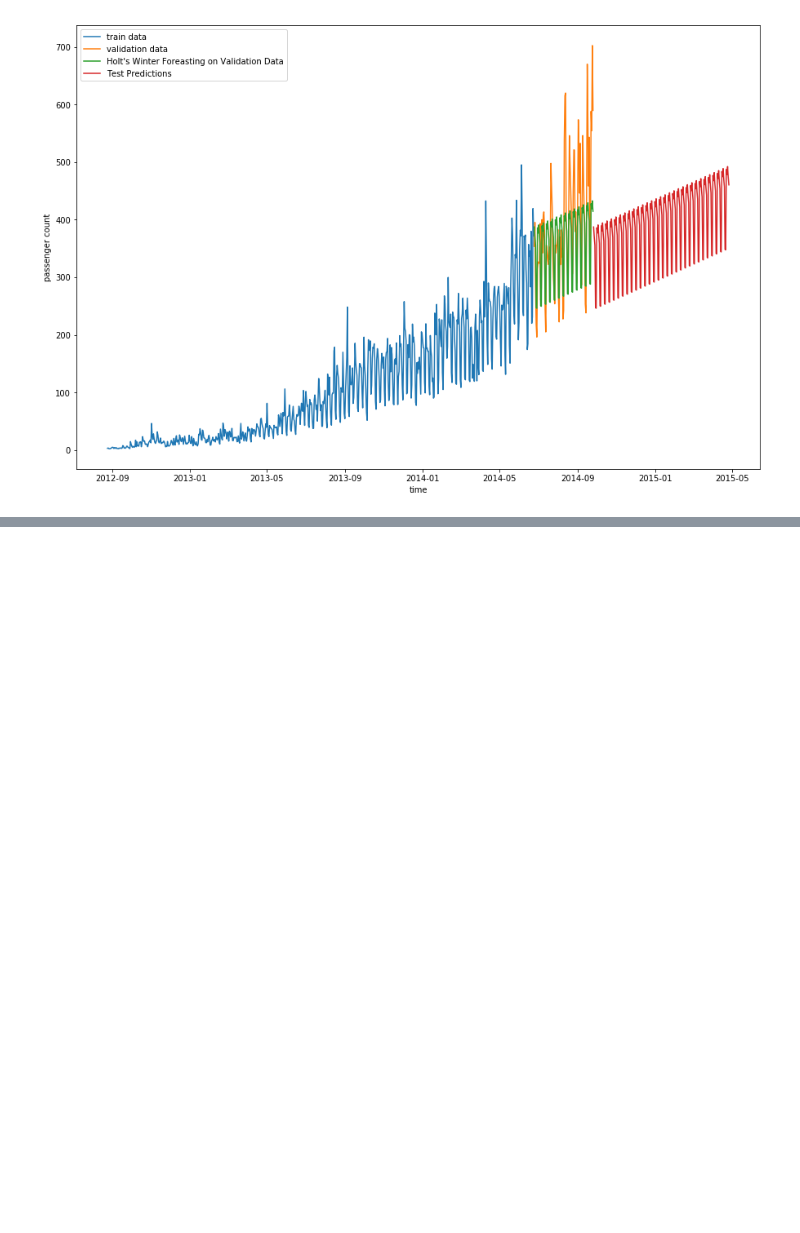
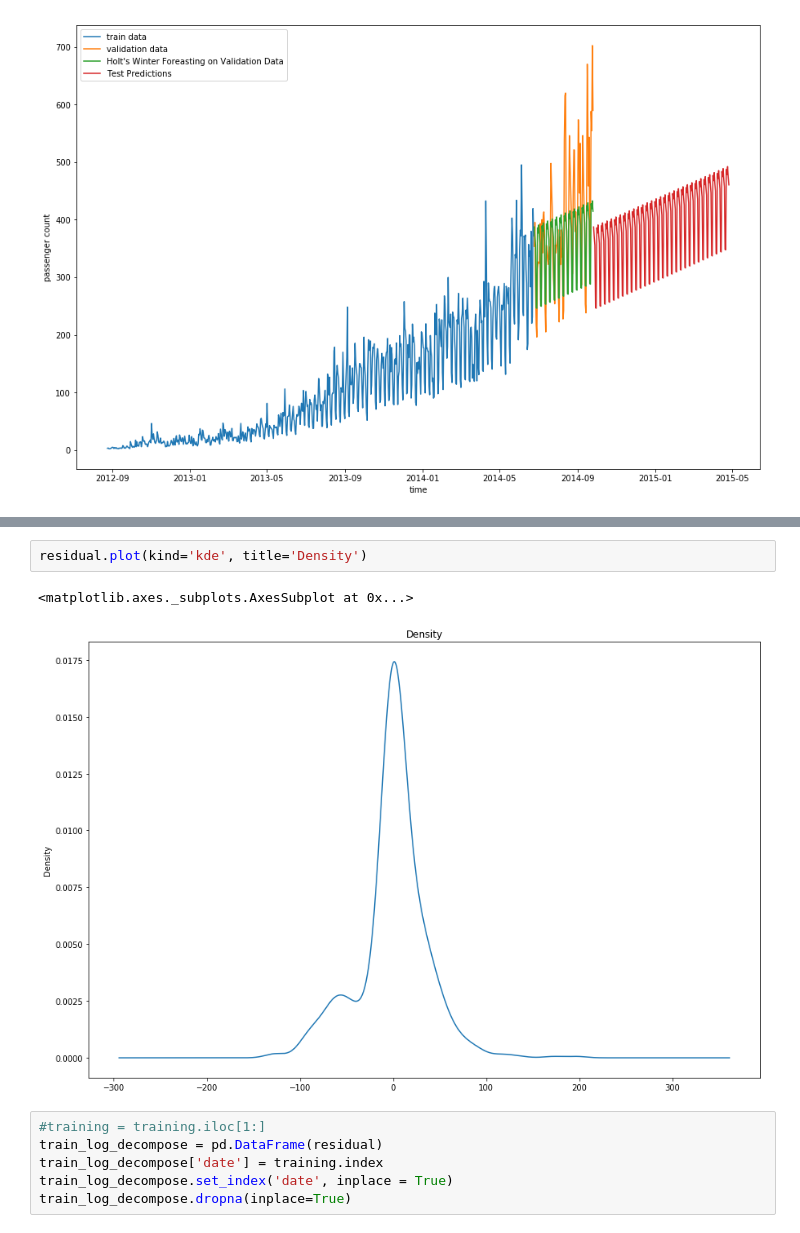
Before and after one commit to TheAbhishekJha/TimeSeries, a Jupyter notebook: TSnotebook.ipynb, the cells around one changed output, grey strips where cells are left out. Drawn from its saved outputs; the diff is of its cells as text; blank space fills up the shorter version.

```diff
--- a/TSnotebook.ipynb
+++ b/TSnotebook.ipynb
@@ -623,0 +699,11 @@ plt.legend(['train data','validation data',"Holt's Winter Foreasting on Validati
+# %%
+residual.plot(kind='kde', title='Density')
+# %% [output]
+<matplotlib.axes._subplots.AxesSubplot at 0x...>
+[figure, added]
+# %%
+#training = training.iloc[1:]
+train_log_decompose = pd.DataFrame(residual)
+train_log_decompose['date'] = training.index
+train_log_decompose.set_index('date', inplace = True)
+train_log_decompose.dropna(inplace=True)
```
Also changed, not shown: parts of 33 cells of this notebook.
